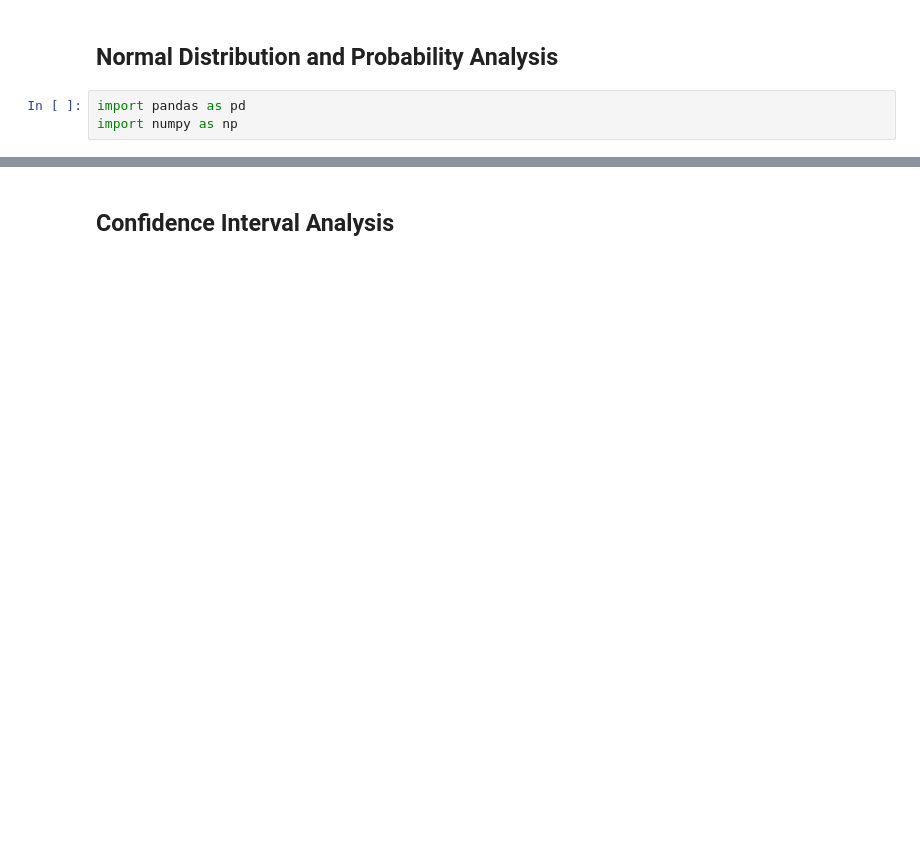
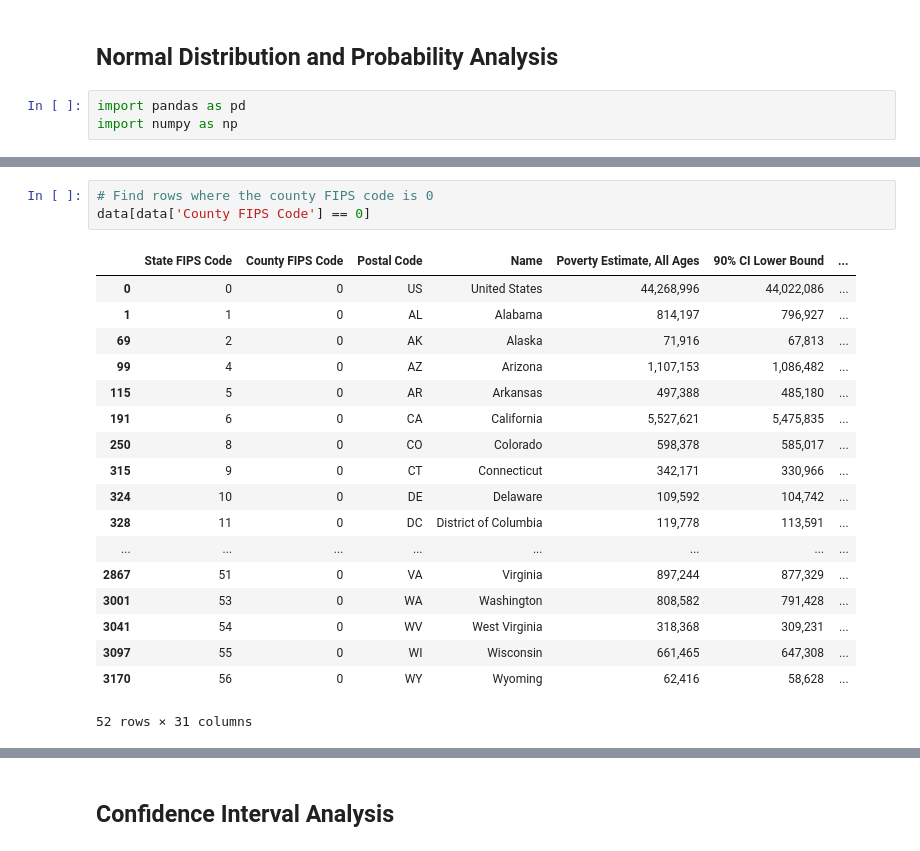
Before and after one commit to emilyneaville/DSCI5180_FinalReport, a Jupyter notebook: normal_distribution.ipynb, the cells around one changed output, grey strips where cells are left out. Cells and saved outputs as stored; diff of their text form; blank space fills up the shorter version.

```diff
--- a/normal_distribution.ipynb
+++ b/normal_distribution.ipynb
@@ -24,0 +25,22 @@ data
+# %%
+# Find rows where the county FIPS code is 0
+data[data['County FIPS Code'] == 0]
+# %% [output]
+|  | State FIPS Code | County FIPS Code | Postal Code | Name | Poverty Estimate, All Ages | 90% CI Lower Bound | ... |
+| 0 | 0 | 0 | US | United States | 44,268,996 | 44,022,086 | ... |
+| 1 | 1 | 0 | AL | Alabama | 814,197 | 796,927 | ... |
+| 69 | 2 | 0 | AK | Alaska | 71,916 | 67,813 | ... |
+| 99 | 4 | 0 | AZ | Arizona | 1,107,153 | 1,086,482 | ... |
+| 115 | 5 | 0 | AR | Arkansas | 497,388 | 485,180 | ... |
+| 191 | 6 | 0 | CA | California | 5,527,621 | 5,475,835 | ... |
+| 250 | 8 | 0 | CO | Colorado | 598,378 | 585,017 | ... |
+| 315 | 9 | 0 | CT | Connecticut | 342,171 | 330,966 | ... |
+| 324 | 10 | 0 | DE | Delaware | 109,592 | 104,742 | ... |
+| 328 | 11 | 0 | DC | District of Columbia | 119,778 | 113,591 | ... |
+| ... | ... | ... | ... | ... | ... | ... | ... |
+| 2867 | 51 | 0 | VA | Virginia | 897,244 | 877,329 | ... |
+| 3001 | 53 | 0 | WA | Washington | 808,582 | 791,428 | ... |
+| 3041 | 54 | 0 | WV | West Virginia | 318,368 | 309,231 | ... |
+| 3097 | 55 | 0 | WI | Wisconsin | 661,465 | 647,308 | ... |
+| 3170 | 56 | 0 | WY | Wyoming | 62,416 | 58,628 | ... |
+52 rows × 31 columns
```
Also changed, not shown: parts of 14 cells of this notebook.
